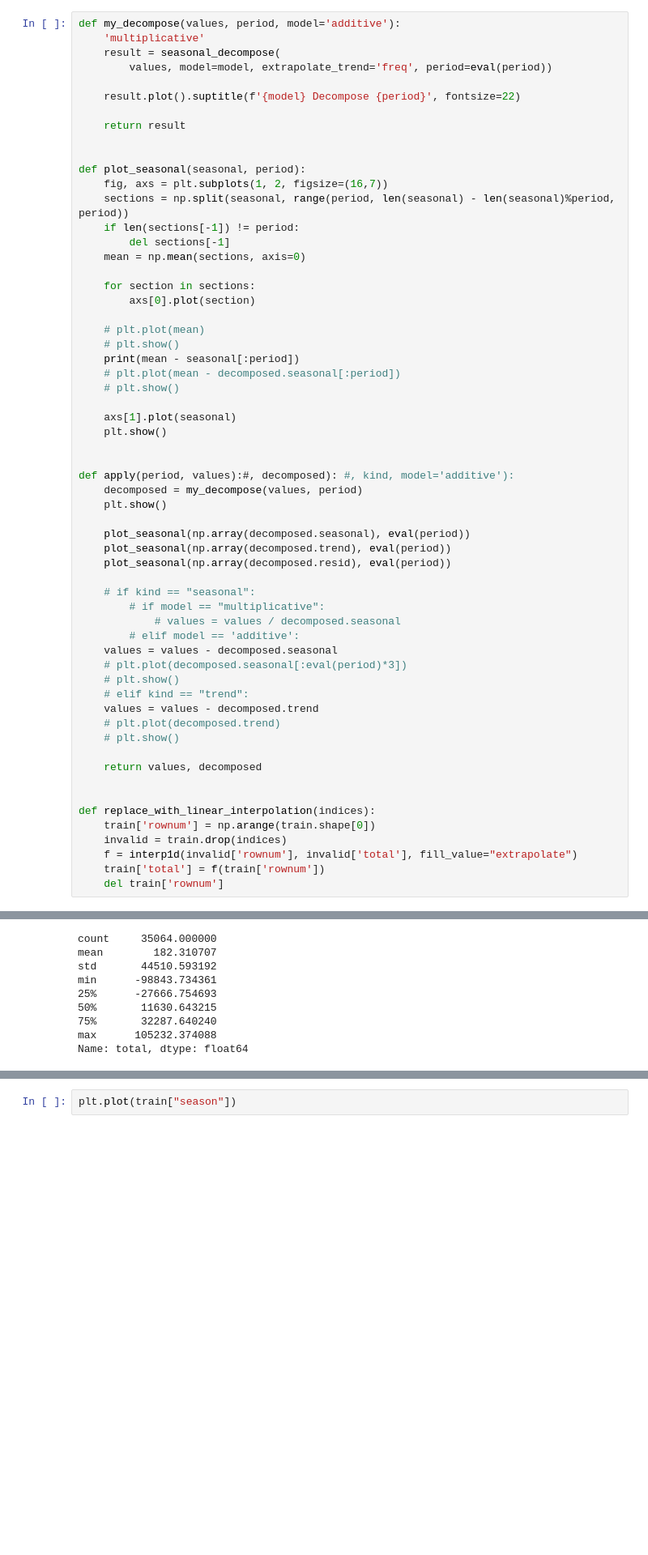
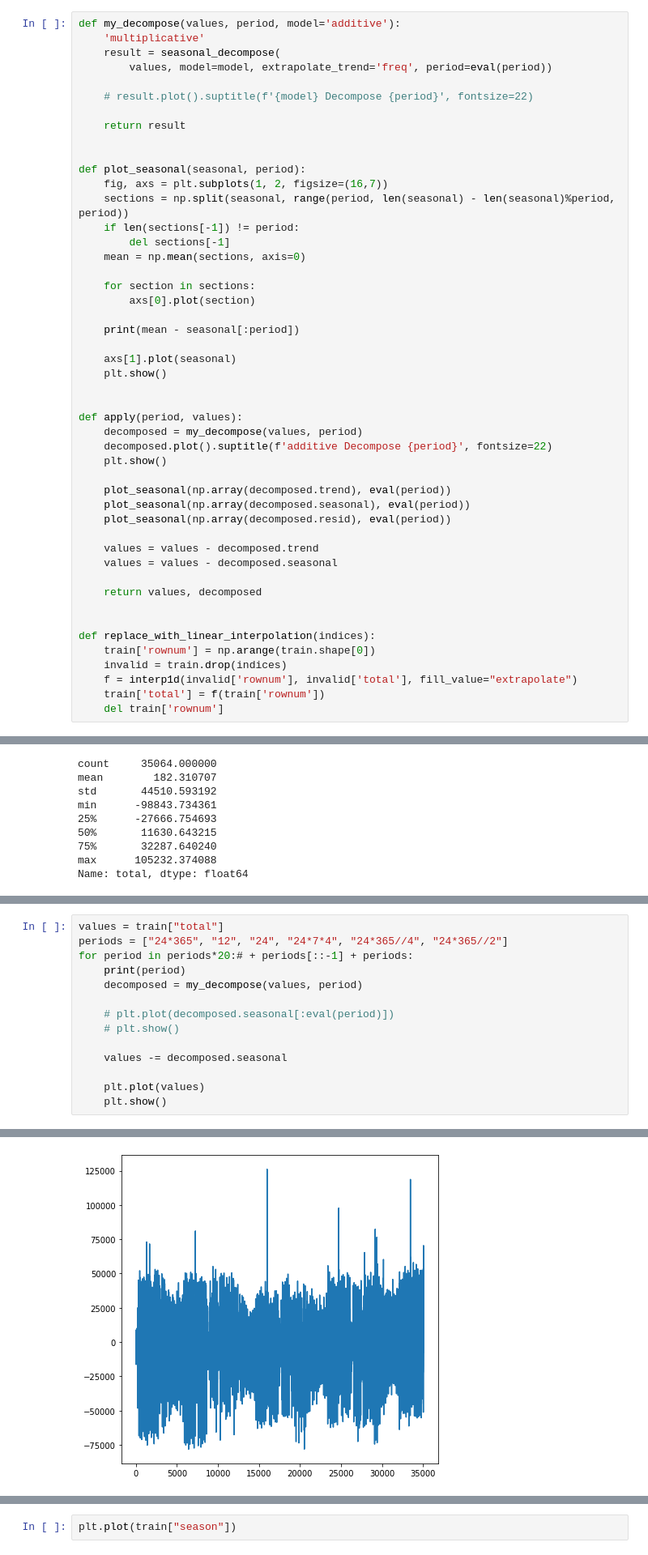
Before and after one commit to 0dminnimda/NTO_bigdata_2022_final, a Jupyter notebook: Baseline.ipynb, the cells around one changed output, grey strips where cells are left out. Shown at 81% size. Saved outputs shown, nothing was run; the diff lists cells and outputs as text; blank space fills up the shorter version.

```diff
--- a/Baseline.ipynb
+++ b/Baseline.ipynb
@@ -18,7 +21,7 @@ def my_decompose(values, period, model='additive'):
     result = seasonal_decompose(
         values, model=model, extrapolate_trend='freq', period=eval(period))
 
-    result.plot().suptitle(f'{model} Decompose {period}', fontsize=22)
+    # result.plot().suptitle(f'{model} Decompose {period}', fontsize=22)
 
     return result
 
@@ -33,35 +36,23 @@ def plot_seasonal(seasonal, period):
     for section in sections:
         axs[0].plot(section)
 
-    # plt.plot(mean)
-    # plt.show()
     print(mean - seasonal[:period])
-    # plt.plot(mean - decomposed.seasonal[:period])
-    # plt.show()
 
     axs[1].plot(seasonal)
     plt.show()
 
 
-def apply(period, values):#, decomposed): #, kind, model='additive'):
+def apply(period, values):
     decomposed = my_decompose(values, period)
+    decomposed.plot().suptitle(f'additive Decompose {period}', fontsize=22)
     plt.show()
 
+    plot_seasonal(np.array(decomposed.trend), eval(period))
     plot_seasonal(np.array(decomposed.seasonal), eval(period))
-    plot_seasonal(np.array(decomposed.trend), eval(period))
     plot_seasonal(np.array(decomposed.resid), eval(period))
 
-    # if kind == "seasonal":
-        # if model == "multiplicative":
-            # values = values / decomposed.seasonal
-        # elif model == 'additive':
+    values = values - decomposed.trend
     values = values - decomposed.seasonal
-    # plt.plot(decomposed.seasonal[:eval(period)*3])
-    # plt.show()
-    # elif kind == "trend":
-    values = values - decomposed.trend
-    # plt.plot(decomposed.trend)
-    # plt.show()
 
     return values, decomposed
 
@@ -168,3 +190,18 @@ plt.plot(train["total"])
 # %% [output]
 [<matplotlib.lines.Line2D at 0x...>]
 [figure]
+# %%
+values = train["total"]
+periods = ["24*365", "12", "24", "24*7*4", "24*365//4", "24*365//2"]
+for period in periods*20:# + periods[::-1] + periods:
+    print(period)
+    decomposed = my_decompose(values, period)
+
+    # plt.plot(decomposed.seasonal[:eval(period)])
+    # plt.show()
+
+    values -= decomposed.seasonal
+
+    plt.plot(values)
+    plt.show()
+# %% [output]
@@ -170,0 +209 @@ plt.plot(train["total"])
+[figure, added]
```
Also changed, not shown: parts of 29 cells of this notebook.
